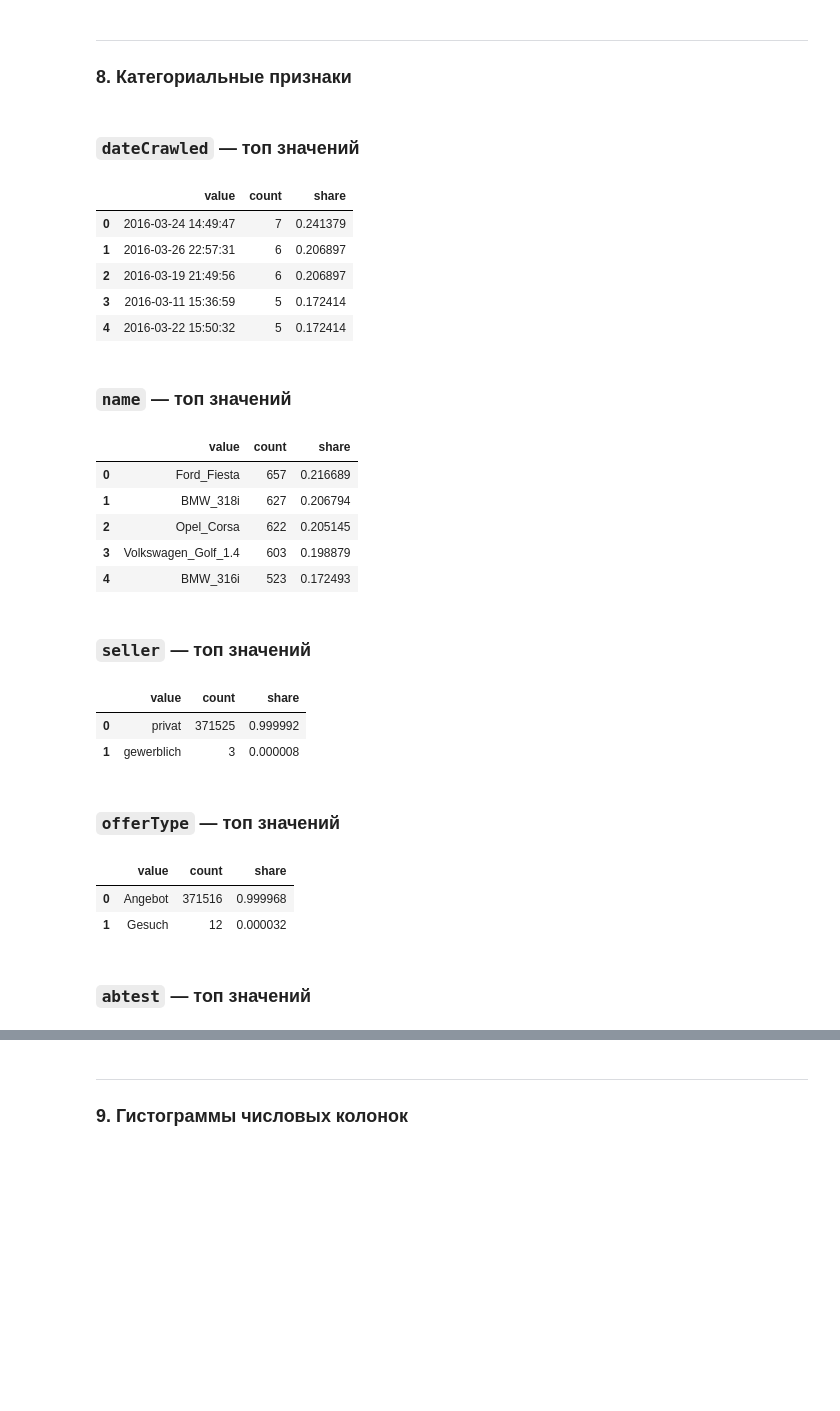
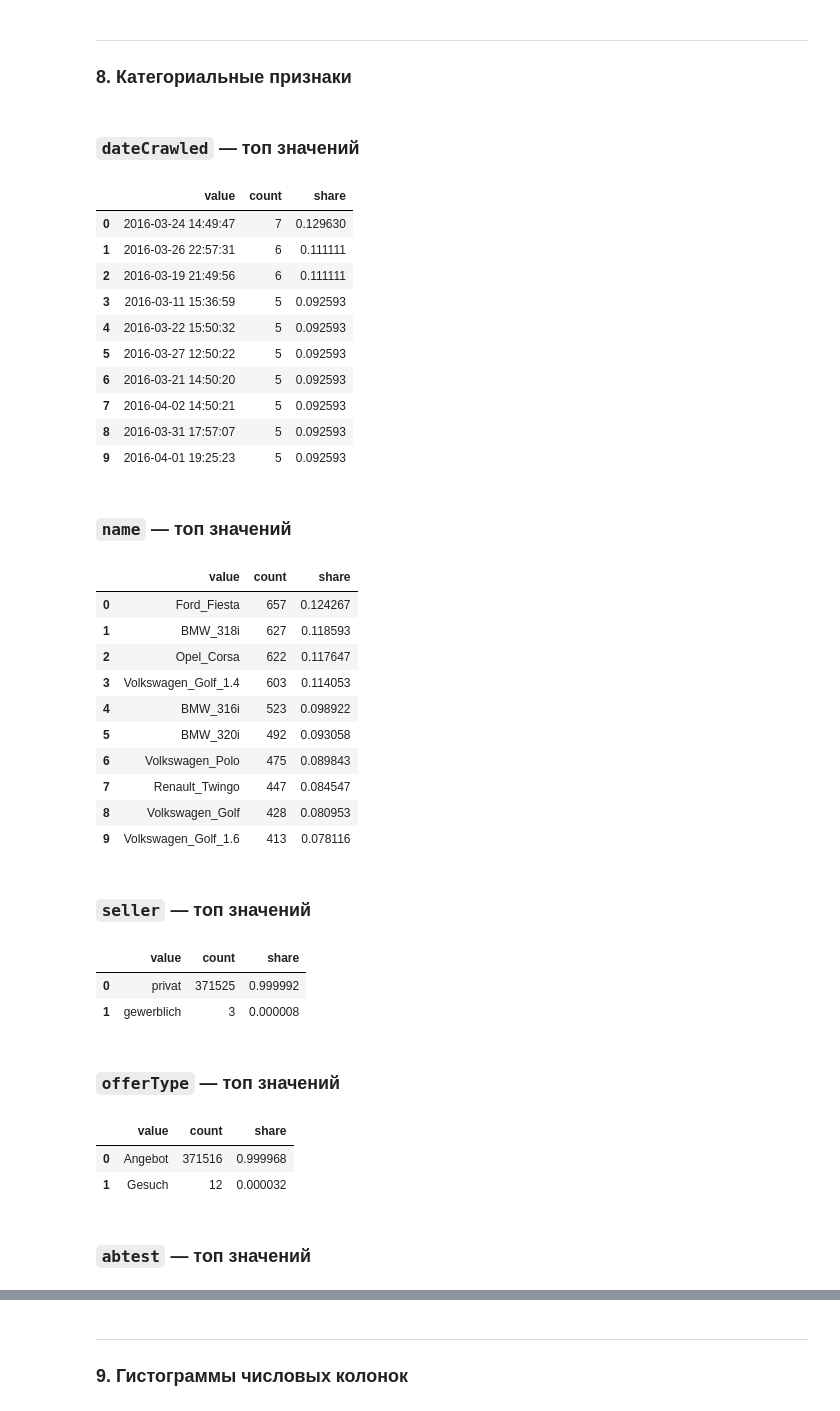
Before and after one commit to rodomanovt/ai-course, a Jupyter notebook: project/notebooks/eda.ipynb, the cells around one changed output, grey strips where cells are left out. Drawn from its saved outputs; the diff is of its cells as text; code cells hidden in the pictures; blank space fills up the shorter version.

```diff
--- a/project/notebooks/eda.ipynb
+++ b/project/notebooks/eda.ipynb
@@ -489,29 +489,39 @@ anomalies_df
 ---
 ### 8. Категориальные признаки
 # %%
-top_cats = top_categories(df, max_columns=13)
+top_cats = top_categories(df, max_columns=13, top_k=10)
 
 if not top_cats:
     display(Markdown("_Категориальные/строковые признаки не найдены._"))
 else:
     for col_name, table in top_cats.items():
         display(Markdown(f"### `{col_name}` — топ значений"))
         display(table)
 # %% [output]
 ### `dateCrawled` — топ значений
 |  | value | count | share |
-| 0 | 2016-03-24 14:49:47 | 7 | 0.241379 |
-| 1 | 2016-03-26 22:57:31 | 6 | 0.206897 |
-| 2 | 2016-03-19 21:49:56 | 6 | 0.206897 |
-| 3 | 2016-03-11 15:36:59 | 5 | 0.172414 |
-| 4 | 2016-03-22 15:50:32 | 5 | 0.172414 |
+| 0 | 2016-03-24 14:49:47 | 7 | 0.129630 |
+| 1 | 2016-03-26 22:57:31 | 6 | 0.111111 |
+| 2 | 2016-03-19 21:49:56 | 6 | 0.111111 |
+| 3 | 2016-03-11 15:36:59 | 5 | 0.092593 |
+| 4 | 2016-03-22 15:50:32 | 5 | 0.092593 |
+| 5 | 2016-03-27 12:50:22 | 5 | 0.092593 |
+| 6 | 2016-03-21 14:50:20 | 5 | 0.092593 |
+| 7 | 2016-04-02 14:50:21 | 5 | 0.092593 |
+| 8 | 2016-03-31 17:57:07 | 5 | 0.092593 |
+| 9 | 2016-04-01 19:25:23 | 5 | 0.092593 |
 ### `name` — топ значений
 |  | value | count | share |
-| 0 | Ford_Fiesta | 657 | 0.216689 |
-| 1 | BMW_318i | 627 | 0.206794 |
-| 2 | Opel_Corsa | 622 | 0.205145 |
-| 3 | Volkswagen_Golf_1.4 | 603 | 0.198879 |
-| 4 | BMW_316i | 523 | 0.172493 |
+| 0 | Ford_Fiesta | 657 | 0.124267 |
+| 1 | BMW_318i | 627 | 0.118593 |
+| 2 | Opel_Corsa | 622 | 0.117647 |
+| 3 | Volkswagen_Golf_1.4 | 603 | 0.114053 |
+| 4 | BMW_316i | 523 | 0.098922 |
+| 5 | BMW_320i | 492 | 0.093058 |
+| 6 | Volkswagen_Polo | 475 | 0.089843 |
+| 7 | Renault_Twingo | 447 | 0.084547 |
+| 8 | Volkswagen_Golf | 428 | 0.080953 |
+| 9 | Volkswagen_Golf_1.6 | 413 | 0.078116 |
 ### `seller` — топ значений
 |  | value | count | share |
 | 0 | privat | 371525 | 0.999992 |
```
Also changed, not shown: parts of 5 cells of this notebook, 3 other files.
